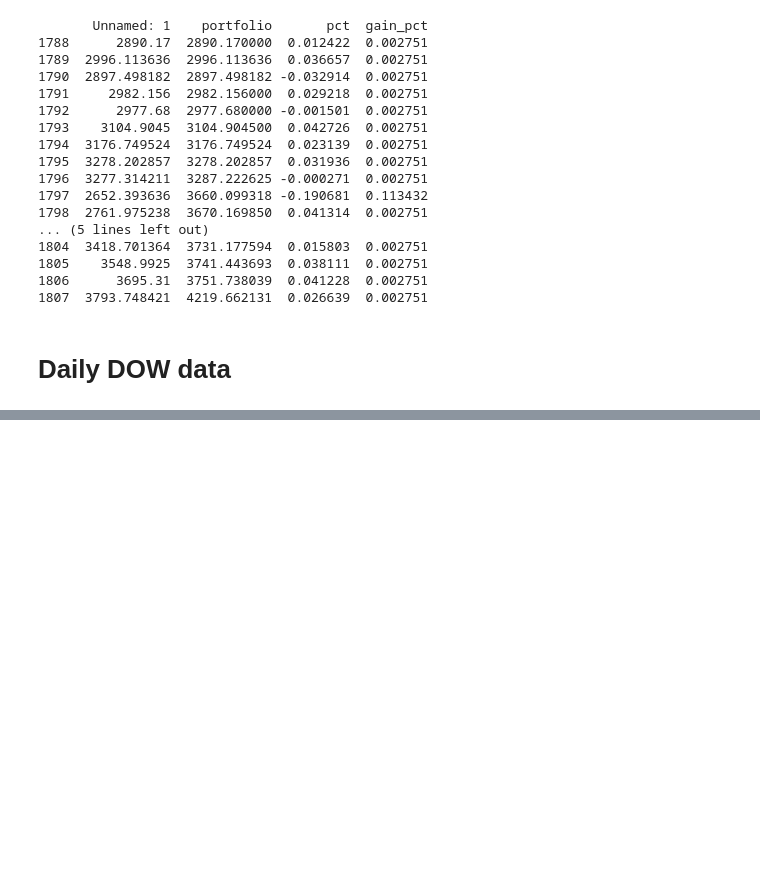
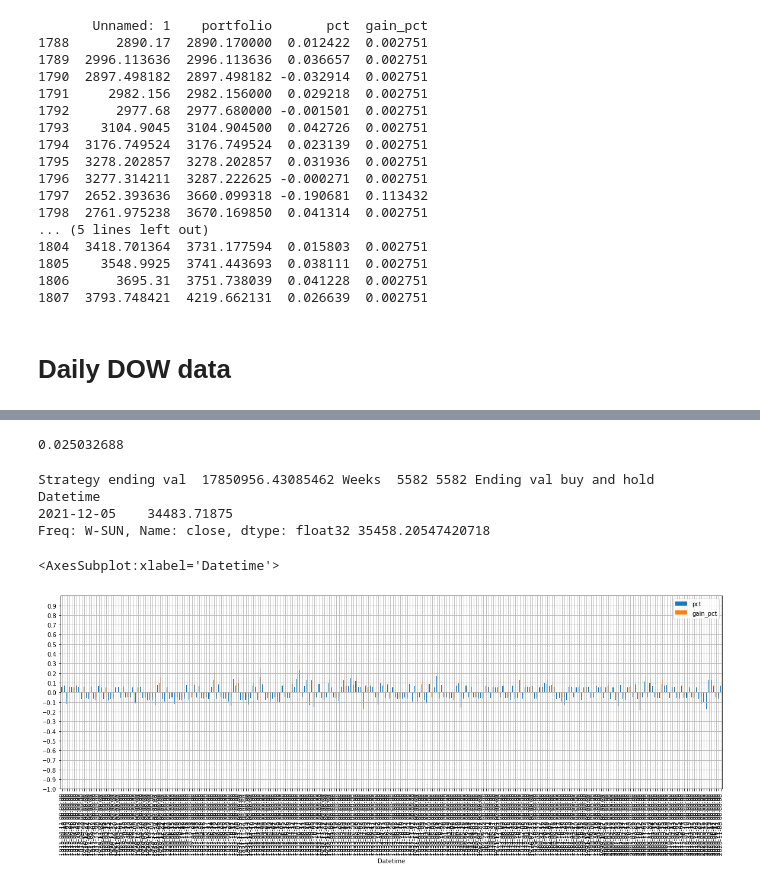
Before and after one commit to theashworld/optionsTinkering, a Jupyter notebook: options_barbell.ipynb, the cells around one changed output, grey strips where cells are left out. Saved outputs shown, nothing was run; the diff lists cells and outputs as text; code cells hidden in the pictures; blank space fills up the shorter version.

Commit message:
weekly

```diff
--- a/options_barbell.ipynb
+++ b/options_barbell.ipynb
@@ -1748,0 +329,5 @@ print(portfolioVal, len(pfList), len(dfnw))
+# %%
+df5['Datetime'] = pd.to_datetime(df5['Date'])
+df5.set_index(['Datetime'], inplace=True)
+df5['Value'] = df5['Value'].str.replace(',', '').astype(float)
+df5["Value"] = pd.to_numeric(df5["Value"], downcast="float")
@@ -1748,0 +369,3 @@ print(portfolioVal, len(pfList), len(dfnw))
+# %%
+weekly = df5["Value"].resample('W').ohlc()
+print (weekly)
@@ -1748,0 +388,72 @@ print(portfolioVal, len(pfList), len(dfnw))
+# %%
+weekly["pct"] = weekly["close"].pct_change()
+# %%
+stdev = weekly["pct"].std()
+print(stdev)
+# %% [output]
+0.025032688
+# %%
+# For each month, if the change is greater than the threshold then add the gain, else subtract the loss.
+# Plain vanilla, rest is all invested in mkt, so gets market returns
+
+winThreshold = 2 * stdev  # capture the tail
+multiplier = 2
+# Cost, it is 2 sided, remember. 0.25% per month is the typical cost at 2 stdev
+costOfOptions = multiplier * 25/17400
+
+
+def gain(row):
+    if row["pct"] <= 0:
+        # Make sure polarity of cost of options always reduces returns
+        mainPfReturns = (1 + costOfOptions) * row["pct"]
+        optionReturns = 0
+        if row["pct"] < -winThreshold:
+            optionReturns = -row["pct"] - winThreshold * multiplier / 2
+        return mainPfReturns + optionReturns
+    elif row["pct"] > 0:
+        # Make sure polarity of cost of options always reduces returns
+        mainPfReturns = (1 - costOfOptions) * row["pct"]
+        optionReturns = 0
+        if row["pct"] > winThreshold:
+            optionReturns = row["pct"] - winThreshold * multiplier / 2
+        return mainPfReturns + optionReturns
+
+
+weekly["gain_pct"] = weekly.apply(lambda row: gain(row), axis=1)
+portfolioVal = weekly.head(1)["open"].values[0]
+oldPfVal = portfolioVal # Only for sanity checks
+pfList = [portfolioVal]
+# shift the gain by 1 week for comparison and iterate over all rows of weekly
+for _, row in weekly.shift(-1).iterrows():
+    if np.isnan(row["gain_pct"]):
+        continue
+    portfolioVal += portfolioVal * row["gain_pct"]
+    oldPfVal += oldPfVal * row["pct"]
+    pfList.append(portfolioVal)
+print(
+    "Strategy ending val ",
+    portfolioVal,
+    "Weeks ",
+    len(pfList),
+    len(weekly),
+    "Ending val buy and hold ",
+    weekly.tail(1)["close"],
+    oldPfVal
+)
+# %% [output]
+Strategy ending val  17850956.43085462 Weeks  5582 5582 Ending val buy and hold  Datetime
+2021-12-05    34483.71875
+Freq: W-SUN, Name: close, dtype: float32 35458.20547420718
+# %%
+weekly[(weekly["pct"] > winThreshold) | (weekly["pct"] < -winThreshold)][
+    ["pct", "gain_pct"]
+].plot(
+    kind="bar",
+    ylim=(-1, 1),
+    figsize=(20, 6),
+    grid=True,
+    yticks=tuple(np.arange(-1, 1, 0.1)),
+)
+# %% [output]
+<AxesSubplot:xlabel='Datetime'>
+[figure, added]
```
Also changed, not shown: parts of 33 cells of this notebook.
